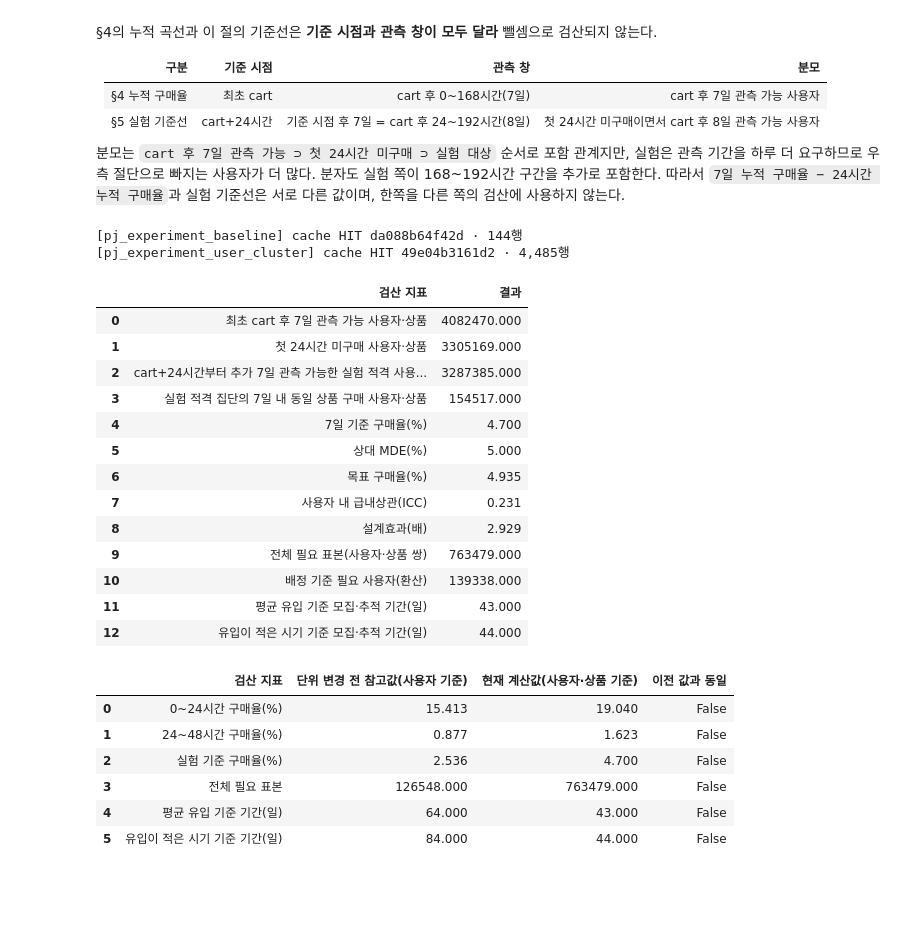
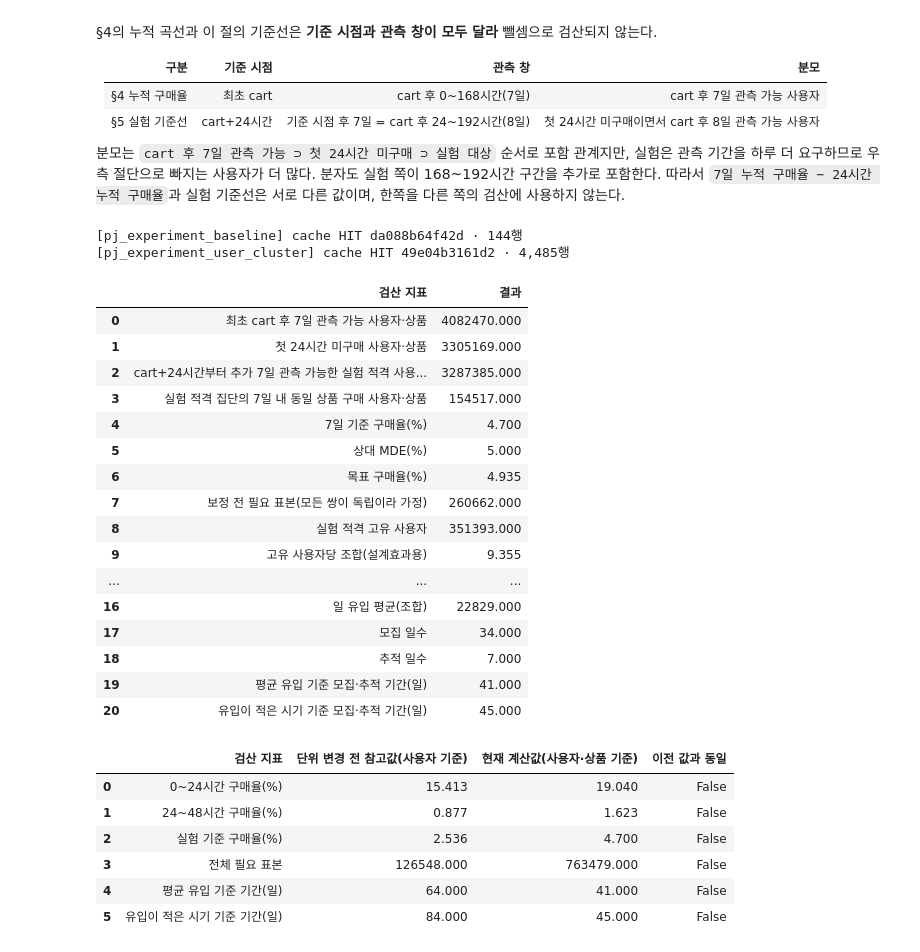
Before and after one commit to kth530/ecommerce_funnel_analysis, a Jupyter notebook: notebooks/05_purchase_journey_analysis.ipynb, the cells around one changed output. Saved outputs shown, nothing was run; the diff lists cells and outputs as text; code cells hidden in the pictures; blank space fills up the shorter version.

```diff
--- a/notebooks/05_purchase_journey_analysis.ipynb
+++ b/notebooks/05_purchase_journey_analysis.ipynb
@@ -716,11 +716,17 @@ design_effect = 1 + (adjusted_cluster_size - 1) * intraclass_corr
 
 required_pairs_n = -(-int(design_row['전체_필요표본수']) * int(round(design_effect * 1000)) // 1000)
 required_users_n = -(-required_pairs_n * eligible_user_days_n // experiment_eligible_n)
-recruit_days_n = -(-int(design_row['예상_모집일수']) * int(round(design_effect * 1000)) // 1000)
+# 모집 일수는 보정된 표본을 하루 유입으로 한 번에 나눠 구한다. 보정 전 모집일수(이미
+# 올림된 값)에 설계효과를 곱하면 올림 오차까지 불어나 실제보다 길게 나온다.
+recruit_days_n = -(-required_pairs_n // int(experiment_design.average_daily_eligible_users))
 total_days_n = recruit_days_n + int(experiment_design.tracking_days)
-conservative_days_n = (
-    int(design_row['보수적_7일추적포함_일수']) - int(design_row['7일추적포함_최소일수']) + total_days_n
-)
+conservative_days_n = -(
+    -required_pairs_n // int(experiment_design.conservative_daily_eligible_users)
+) + int(experiment_design.tracking_days)
+# 필요 표본을 사용자 수로 환산한 값은 일자 기준이라 상한이다.
+# 같은 사용자가 다른 날 다시 적격이 되면 중복 계산되므로, 고유 사용자 기준 하한도 함께 본다.
+required_users_min_n = -(-required_pairs_n * cluster_user_n // experiment_eligible_n)
+pairs_per_user_day = experiment_eligible_n / eligible_user_days_n
 assert first_24h_nonpurchase_n >= experiment_eligible_n
 assert purchase_7day_n <= experiment_eligible_n
 experiment_metrics = pd.DataFrame({
@@ -729,8 +735,13 @@ experiment_metrics = pd.DataFrame({
         'cart+24시간부터 추가 7일 관측 가능한 실험 적격 사용자·상품',
         '실험 적격 집단의 7일 내 동일 상품 구매 사용자·상품',
         '7일 기준 구매율(%)', '상대 MDE(%)', '목표 구매율(%)',
+        '보정 전 필요 표본(모든 쌍이 독립이라 가정)',
+        '실험 적격 고유 사용자',
+        '고유 사용자당 조합(설계효과용)', '일자별 조합/사용자(환산용)',
         '사용자 내 급내상관(ICC)', '설계효과(배)',
-        '전체 필요 표본(사용자·상품 쌍)', '배정 기준 필요 사용자(환산)',
+        '전체 필요 표본(사용자·상품 쌍)', '배정 기준 필요 사용자(일자 기준 상한)',
+        '배정 기준 필요 사용자(고유 기준 하한)',
+        '일 유입 평균(조합)', '모집 일수', '추적 일수',
         '평균 유입 기준 모집·추적 기간(일)',
         '유입이 적은 시기 기준 모집·추적 기간(일)',
     ],
@@ -738,8 +749,13 @@ experiment_metrics = pd.DataFrame({
         first_cart_7day_observable_n, first_24h_nonpurchase_n,
         experiment_eligible_n, purchase_7day_n, baseline_7day_rate * 100,
         5.0, float(design_row['처리군_목표구매율_pct']),
+        int(design_row['전체_필요표본수']),
+        cluster_user_n,
+        adjusted_cluster_size, pairs_per_user_day,
         intraclass_corr, design_effect,
-        required_pairs_n, required_users_n,
+        required_pairs_n, required_users_n, required_users_min_n,
+        int(experiment_design.average_daily_eligible_users), recruit_days_n,
+        int(experiment_design.tracking_days),
         total_days_n, conservative_days_n,
     ],
 })
@@ -754,46 +770,49 @@ regression_check = pd.DataFrame({
     # 분석 단위를 사용자에서 (사용자, 상품)으로 바꾸기 전의 값이다. 같을 수 없고,
     # 얼마나 달라졌는지를 남겨 단위 변경의 영향을 드러내는 용도로만 둔다.
     '단위 변경 전 참고값(사용자 기준)': [15.413, 0.877, 2.536, 126548, 64, 84],
     '현재 계산값(사용자·상품 기준)': [
         float(first_two_rates.iloc[0]['구간별 다음 24시간 구매율(%)']),
         float(first_two_rates.iloc[1]['구간별 다음 24시간 구매율(%)']),
         baseline_7day_rate * 100, required_pairs_n,
         total_days_n, conservative_days_n,
     ],
 })
 regression_check['이전 값과 동일'] = [
     round(current, 3) == reference if index < 3 else int(current) == int(reference)
     for index, (reference, current) in enumerate(zip(
         regression_check['단위 변경 전 참고값(사용자 기준)'],
         regression_check['현재 계산값(사용자·상품 기준)'],
     ))
 ]
 display(experiment_metrics.round(3))
 display(regression_check.round(3))
 # %% [output]
 [pj_experiment_baseline] cache HIT da088b64f42d · 144행
 [pj_experiment_user_cluster] cache HIT 49e04b3161d2 · 4,485행
 |  | 검산 지표 | 결과 |
 | 0 | 최초 cart 후 7일 관측 가능 사용자·상품 | 4082470.000 |
 | 1 | 첫 24시간 미구매 사용자·상품 | 3305169.000 |
 | 2 | cart+24시간부터 추가 7일 관측 가능한 실험 적격 사용... | 3287385.000 |
 | 3 | 실험 적격 집단의 7일 내 동일 상품 구매 사용자·상품 | 154517.000 |
 | 4 | 7일 기준 구매율(%) | 4.700 |
 | 5 | 상대 MDE(%) | 5.000 |
 | 6 | 목표 구매율(%) | 4.935 |
-| 7 | 사용자 내 급내상관(ICC) | 0.231 |
-| 8 | 설계효과(배) | 2.929 |
-| 9 | 전체 필요 표본(사용자·상품 쌍) | 763479.000 |
-| 10 | 배정 기준 필요 사용자(환산) | 139338.000 |
-| 11 | 평균 유입 기준 모집·추적 기간(일) | 43.000 |
-| 12 | 유입이 적은 시기 기준 모집·추적 기간(일) | 44.000 |
+| 7 | 보정 전 필요 표본(모든 쌍이 독립이라 가정) | 260662.000 |
+| 8 | 실험 적격 고유 사용자 | 351393.000 |
+| 9 | 고유 사용자당 조합(설계효과용) | 9.355 |
+| ... | ... | ... |
+| 16 | 일 유입 평균(조합) | 22829.000 |
+| 17 | 모집 일수 | 34.000 |
+| 18 | 추적 일수 | 7.000 |
+| 19 | 평균 유입 기준 모집·추적 기간(일) | 41.000 |
+| 20 | 유입이 적은 시기 기준 모집·추적 기간(일) | 45.000 |
 |  | 검산 지표 | 단위 변경 전 참고값(사용자 기준) | 현재 계산값(사용자·상품 기준) | 이전 값과 동일 |
 | 0 | 0~24시간 구매율(%) | 15.413 | 19.040 | False |
 | 1 | 24~48시간 구매율(%) | 0.877 | 1.623 | False |
 | 2 | 실험 기준 구매율(%) | 2.536 | 4.700 | False |
 | 3 | 전체 필요 표본 | 126548.000 | 763479.000 | False |
-| 4 | 평균 유입 기준 기간(일) | 64.000 | 43.000 | False |
-| 5 | 유입이 적은 시기 기준 기간(일) | 84.000 | 44.000 | False |
+| 4 | 평균 유입 기준 기간(일) | 64.000 | 41.000 | False |
+| 5 | 유입이 적은 시기 기준 기간(일) | 84.000 | 45.000 | False |
 # %%
 experiment_summary = pd.DataFrame({
     '설계 항목':['무작위 배정','대상','처리군','대조군','주지표','보조지표','통계 조건','필요 표본','예상 기간','가드레일'],
```
Also changed, not shown: parts of 2 cells of this notebook, 5 other files.
